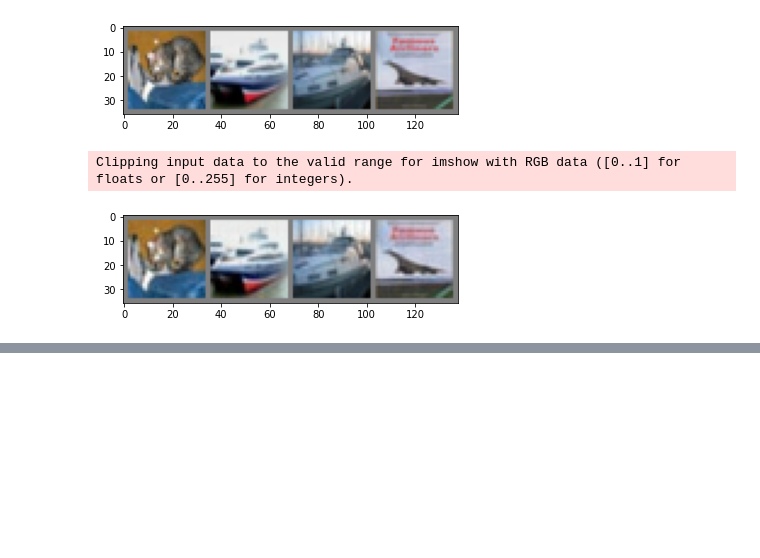
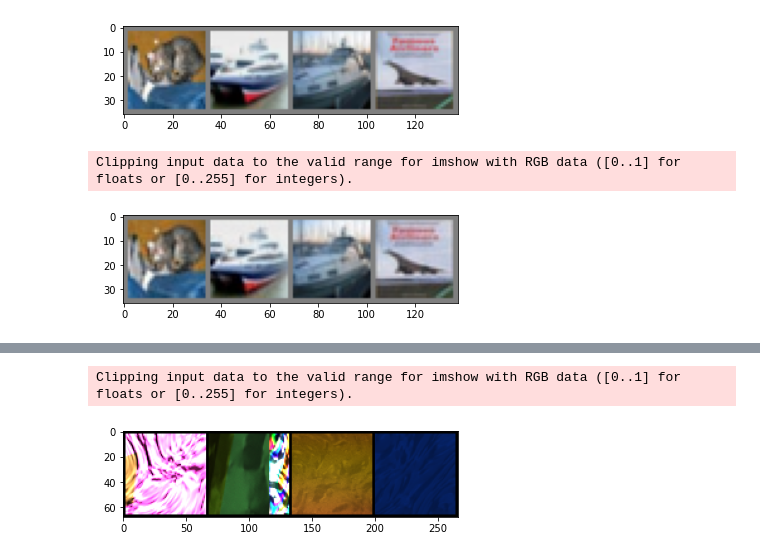
Before and after one commit to djbradyAtOpticalSciencesArizona/multiframeEstimation, a Jupyter notebook: TrainingDataForDemosaicking.ipynb, the cells around one changed output, grey strips where cells are left out. Drawn from its saved outputs; the diff is of its cells as text; code cells hidden in the pictures; blank space fills up the shorter version.

```diff
--- a/TrainingDataForDemosaicking.ipynb
+++ b/TrainingDataForDemosaicking.ipynb
@@ -390,0 +417,26 @@ Clipping input data to the valid range for imshow with RGB data ([0..1] for floa
+# %%
+import os
+import cv2
+
+
+class SynDataset(torch.utils.data.Dataset):
+    def __init__(self, root, train = True, transform = None):
+        self.root = root
+        self.train = train
+        self.transform = transform
+
+    def __len__(self):
+        if self.train:
+            return 240 * 8
+        else:
+            return 240 * 2
+
+    def __getitem__(self, index):
+        if self.train:
+            X = load_exr(os.path.join(self.root, "scene{:02d}".format(index//240),
+                                  "Image", "Image{:04d}.exr".format(index % 240 + 1)))
+        else:
+            X = load_exr(os.path.join(self.root, "scene{:02d}".format(index//240 + 8),
+                                  "Image", "Image{:04d}.exr".format(index % 240 + 1)))
+        X = torch.from_numpy(X.transpose(2, 0, 1)).float()
+        return X
@@ -390,0 +445,14 @@ Clipping input data to the valid range for imshow with RGB data ([0..1] for floa
+# %%
+trainset = SynDataset(root='/content', train=True, transform=None) ## set root to '.' doesnt work
+trainloader = torch.utils.data.DataLoader(trainset, batch_size=4,
+                                          shuffle=True, num_workers=2)
+testset = SynDataset(root='/content', train=False, transform=None)
+testloader = torch.utils.data.DataLoader(testset, batch_size=1,
+                                         shuffle=False, num_workers=2)
+# %%
+dataiter = iter(trainloader)
+images= dataiter.next()
+imshow(torchvision.utils.make_grid(images), False)
+# %% [output]
+Clipping input data to the valid range for imshow with RGB data ([0..1] for floats or [0..255] for integers).
+[figure, added]
```
Also changed, not shown: parts of 17 cells of this notebook.
